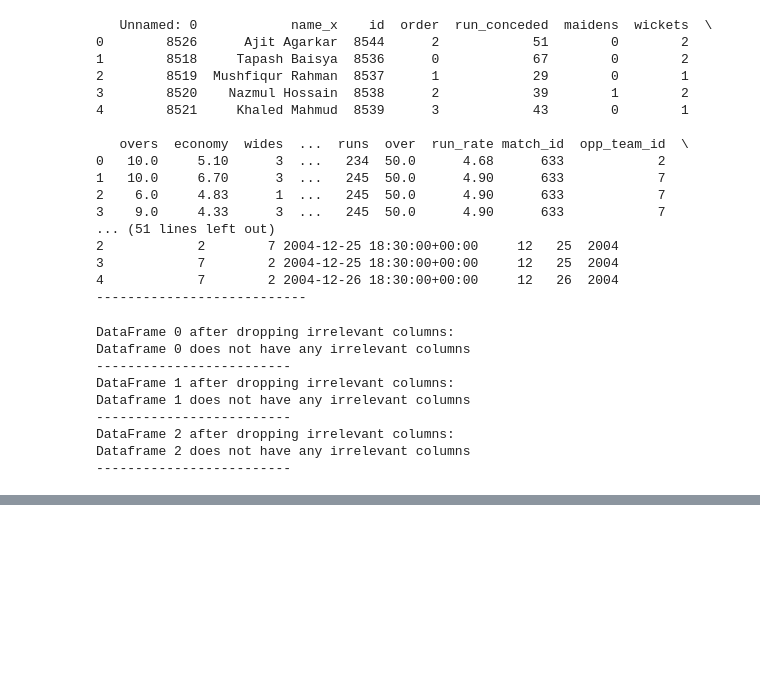
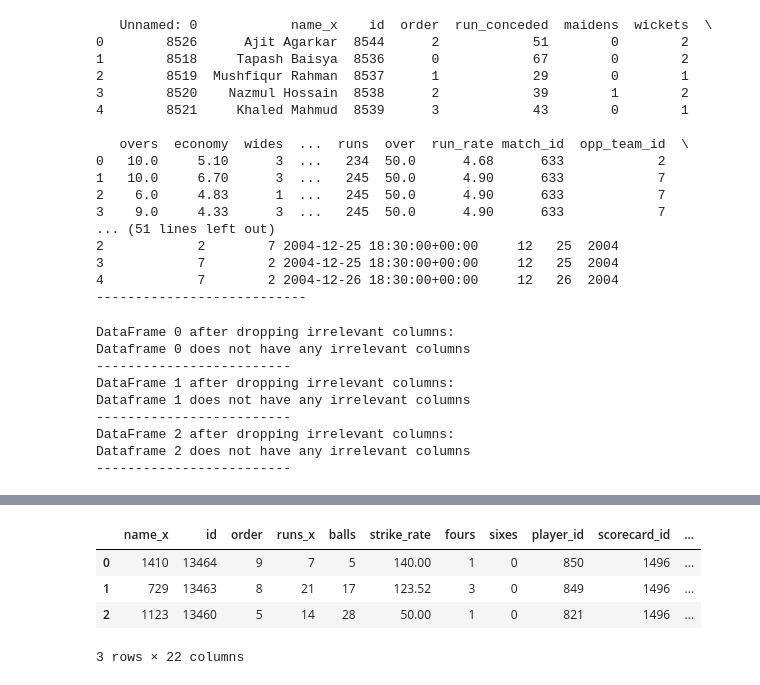
Before and after one commit to MuindeEsther/InternSavy-Projects, a Jupyter notebook: Task 3/prediction.ipynb, the cells around one changed output, grey strips where cells are left out. Drawn from its saved outputs; the diff is of its cells as text; code cells hidden in the pictures; blank space fills up the shorter version.

```diff
--- a/Task 3/prediction.ipynb
+++ b/Task 3/prediction.ipynb
@@ -389,0 +485,8 @@ df_list
+# %%
+bat.head(3)
+# %% [output]
+|  | name_x | id | order | runs_x | balls | strike_rate | fours | sixes | player_id | scorecard_id | ... |
+| 0 | 1410 | 13464 | 9 | 7 | 5 | 140.00 | 1 | 0 | 850 | 1496 | ... |
+| 1 | 729 | 13463 | 8 | 21 | 17 | 123.52 | 3 | 0 | 849 | 1496 | ... |
+| 2 | 1123 | 13460 | 5 | 14 | 28 | 50.00 | 1 | 0 | 821 | 1496 | ... |
+3 rows × 22 columns
```
Also changed, not shown: parts of 26 cells of this notebook.
